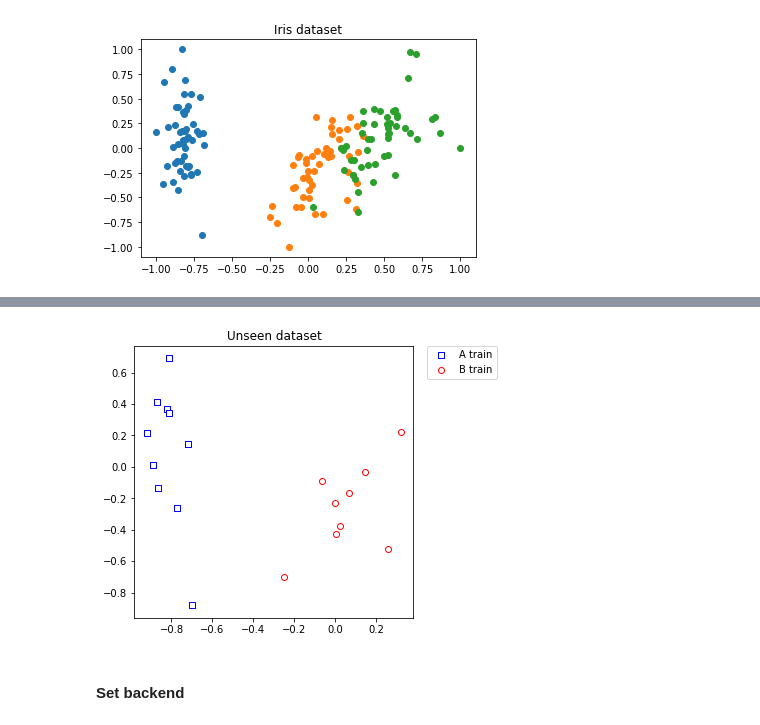
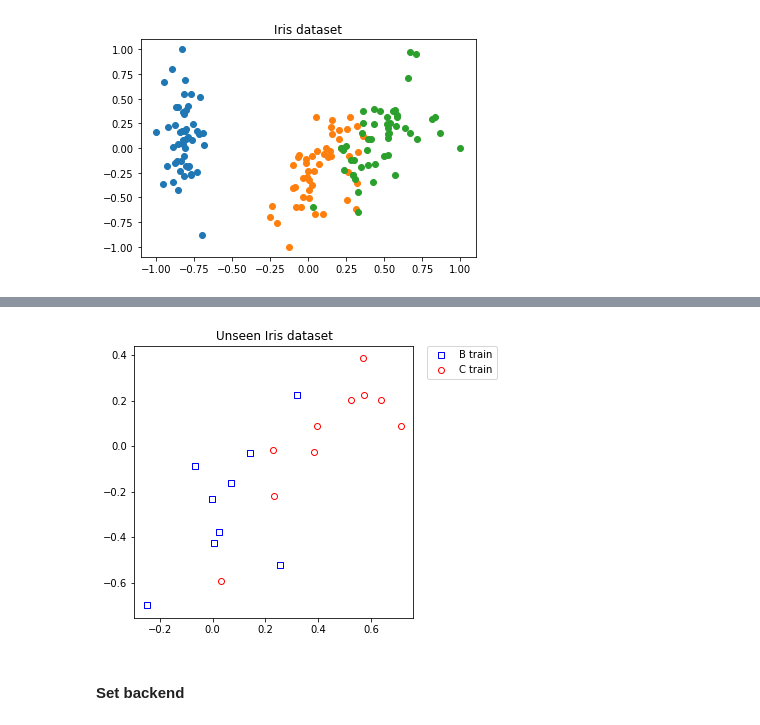
Before and after one commit to zedd-08/quantum-computing-project, a Jupyter notebook: iris_all_tests.ipynb, the cells around one changed output, grey strips where cells are left out. Cells and saved outputs as stored; diff of their text form; code cells hidden in the pictures.

```diff
--- a/iris_all_tests.ipynb
+++ b/iris_all_tests.ipynb
@@ -25,25 +25,25 @@ aqua_globals.random_seed = seed
 # %%
-adhoc_dimension = 4
+iris_data_dimension = 4
 
 sample_train, training_input_, test_input_, class_labels = iris(
     training_size=50,
     test_size=50,
-    n=adhoc_dimension,
+    n=iris_data_dimension,
     plot_data=True
 )
-class_labels = class_labels[:2]
+class_labels = class_labels[1:]
 
 training_input = {}
-training_input['A'] = training_input_['A'][:25]
 training_input['B'] = training_input_['B'][:25]
+training_input['C'] = training_input_['C'][:25]
 
 test_input = {}
-test_input['A'] = training_input_['A'][25:40]
 test_input['B'] = training_input_['B'][25:40]
+test_input['C'] = training_input_['C'][25:40]
 
 extra_test_data = {}
-extra_test_data['A'] = training_input_['A'][40:]
 extra_test_data['B'] = training_input_['B'][40:]
+extra_test_data['C'] = training_input_['C'][40:]
 
 datapoints, _ = split_dataset_to_data_and_labels(extra_test_data)
 (unseen_features, unseen_labels) = datapoints
@@ -96,29 +96,29 @@ plt.show()
 # %%
 plt.figure(figsize=(5, 5))
 
 plt.scatter(
     unseen_features[np.where(unseen_labels[:] == 0), 0],
     unseen_features[np.where(unseen_labels[:] == 0), 1],
     marker="s",
     facecolors="w",
     edgecolors="b",
-    label="A train",
+    label="B train",
 )
 plt.scatter(
     unseen_features[np.where(unseen_labels[:] == 1), 0],
     unseen_features[np.where(unseen_labels[:] == 1), 1],
     marker="o",
     facecolors="w",
     edgecolors="r",
-    label="B train",
+    label="C train",
 )
 
 plt.legend(bbox_to_anchor=(1.05, 1), loc="upper left", borderaxespad=0.0)
-plt.title("Unseen dataset")
+plt.title("Unseen Iris dataset")
 
 plt.show()
 # %% [output]
-[figure, old version]
+[figure, new version]
 # %% [markdown]
 #### Set backend
 # %%
```
Also changed, not shown: parts of 9 cells of this notebook, 9 other files.
